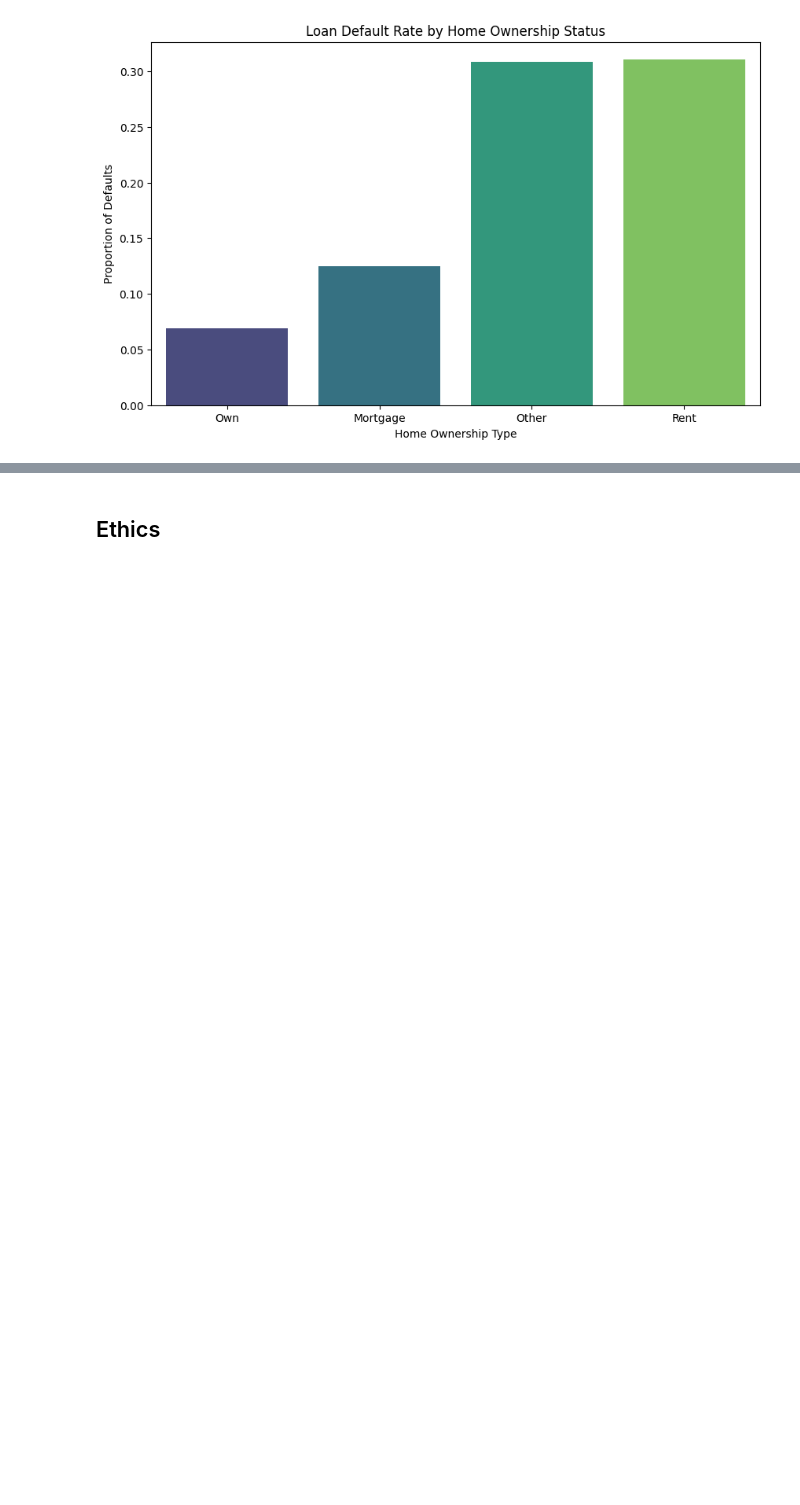
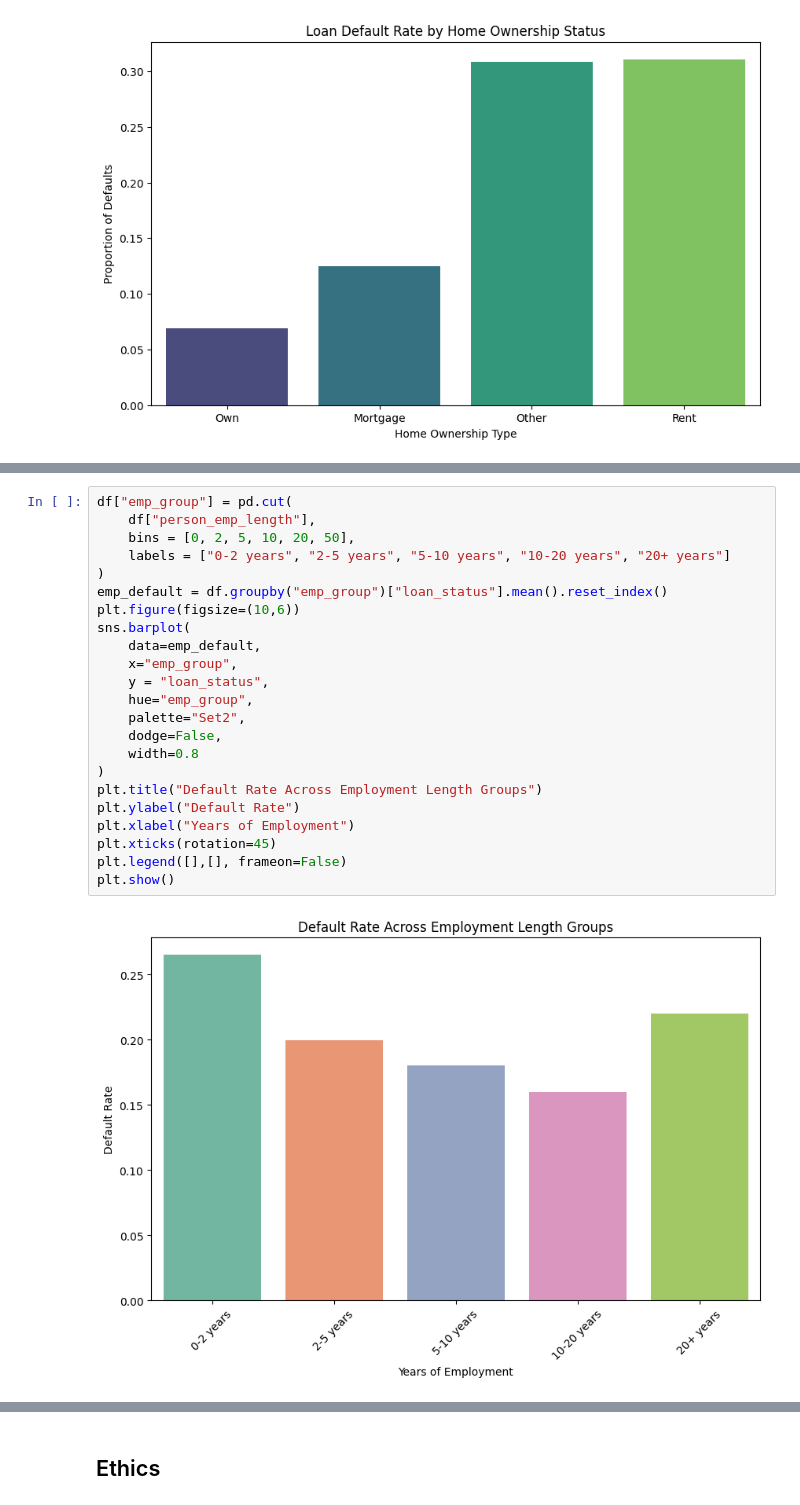
Before and after one commit to COGS108/Group131_WI26, a Jupyter notebook: 02-EDACheckpoint.ipynb, the cells around one changed output, grey strips where cells are left out. Cells and saved outputs as stored; diff of their text form; blank space fills up the shorter version.

```diff
--- a/02-EDACheckpoint.ipynb
+++ b/02-EDACheckpoint.ipynb
@@ -322,0 +403,25 @@ plt.show()
+# %%
+df["emp_group"] = pd.cut(
+    df["person_emp_length"],
+    bins = [0, 2, 5, 10, 20, 50],
+    labels = ["0-2 years", "2-5 years", "5-10 years", "10-20 years", "20+ years"]
+)
+emp_default = df.groupby("emp_group")["loan_status"].mean().reset_index()
+plt.figure(figsize=(10,6))
+sns.barplot(
+    data=emp_default,
+    x="emp_group",
+    y = "loan_status",
+    hue="emp_group",
+    palette="Set2",
+    dodge=False,
+    width=0.8
+)
+plt.title("Default Rate Across Employment Length Groups")
+plt.ylabel("Default Rate")
+plt.xlabel("Years of Employment")
+plt.xticks(rotation=45)
+plt.legend([],[], frameon=False)
+plt.show()
+# %% [output]
+[figure, added]
```
Also changed, not shown: parts of 26 cells of this notebook.
